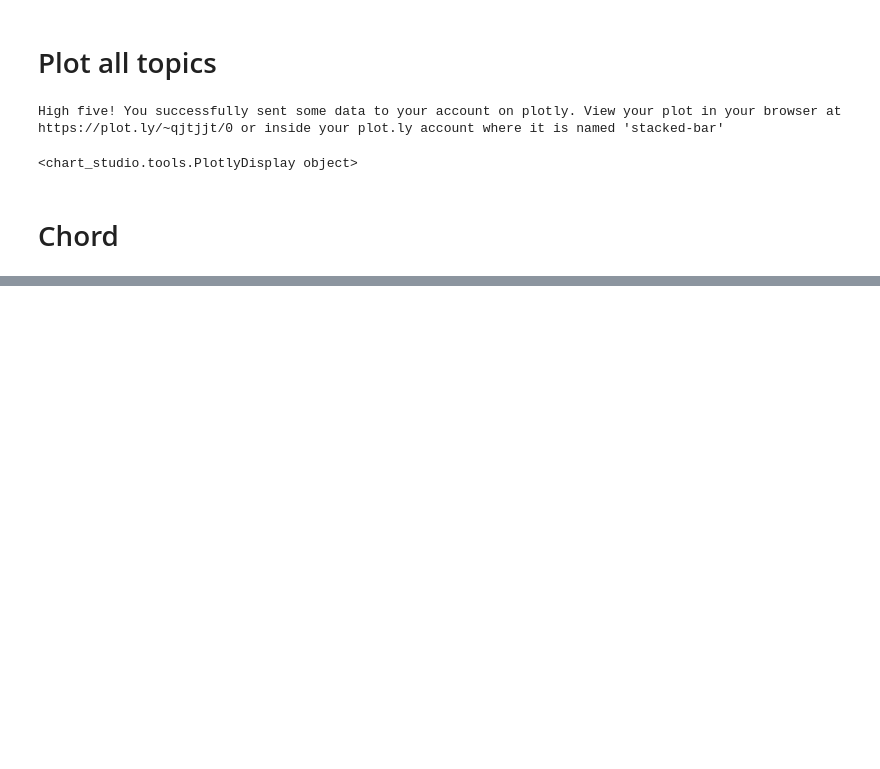
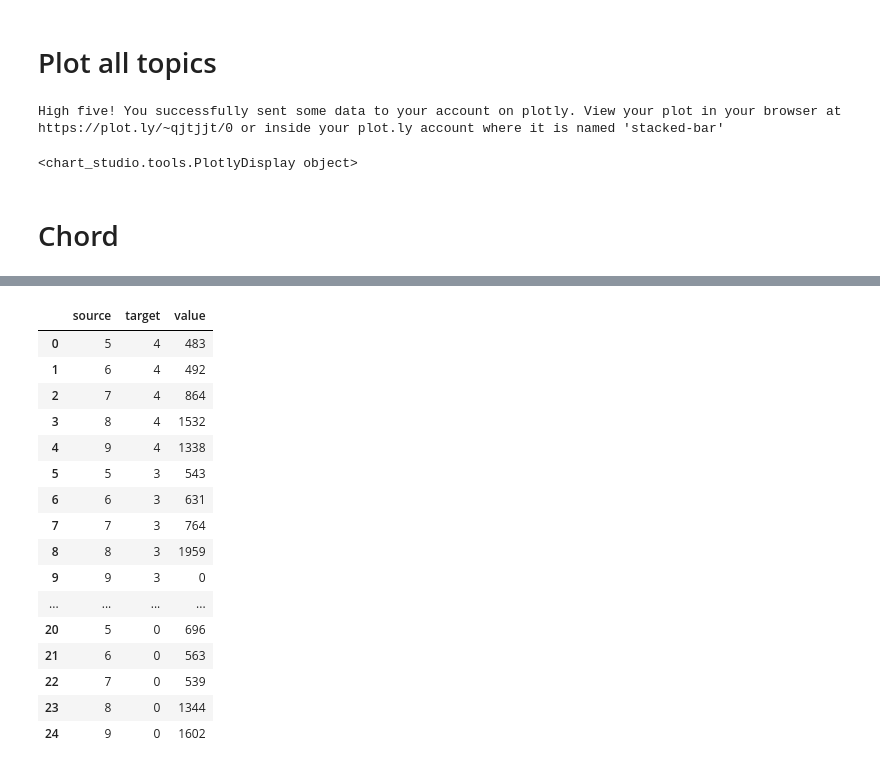
Before and after one commit to soda-lab/family-violence, a Jupyter notebook: Topic-Modelling-Diagram.ipynb, the cells around one changed output, grey strips where cells are left out. Drawn from its saved outputs; the diff is of its cells as text; code cells hidden in the pictures; blank space fills up the shorter version.

```diff
--- a/Topic-Modelling-Diagram.ipynb
+++ b/Topic-Modelling-Diagram.ipynb
@@ -233,0 +284,6 @@ t = show(row(fig, ), notebook_handle=True)
+# %%
+totals = {}
+for year in range(2014, 2019):
+    for topic in weights:
+        totals[topic] = totals.get(topic, 0) + contrib[(year, topic)]
+totals
@@ -233,0 +296,5 @@ t = show(row(fig, ), notebook_handle=True)
+# %%
+conversions = {}
+for topic in weights:
+    conversions[topic] = weights[topic] / totals[topic] * 100
+conversions
@@ -233,0 +331,32 @@ t = show(row(fig, ), notebook_handle=True)
+# %%
+import numpy as np
+
+years = []
+topics = []
+values = []
+
+for (y, t) in contrib:
+    years.append(2018-y)
+    topics.append(topic_list.index(t)+5)
+    values.append(int(contrib[(y, t)]))
+
+df_new = pd.DataFrame(dict(source=topics, target=years, value=values))
+df_new
+# %% [output]
+|  | source | target | value |
+| 0 | 5 | 4 | 483 |
+| 1 | 6 | 4 | 492 |
+| 2 | 7 | 4 | 864 |
+| 3 | 8 | 4 | 1532 |
+| 4 | 9 | 4 | 1338 |
+| 5 | 5 | 3 | 543 |
+| 6 | 6 | 3 | 631 |
+| 7 | 7 | 3 | 764 |
+| 8 | 8 | 3 | 1959 |
+| 9 | 9 | 3 | 0 |
+| ... | ... | ... | ... |
+| 20 | 5 | 0 | 696 |
+| 21 | 6 | 0 | 563 |
+| 22 | 7 | 0 | 539 |
+| 23 | 8 | 0 | 1344 |
+| 24 | 9 | 0 | 1602 |
```
Also changed, not shown: parts of 12 cells of this notebook.
